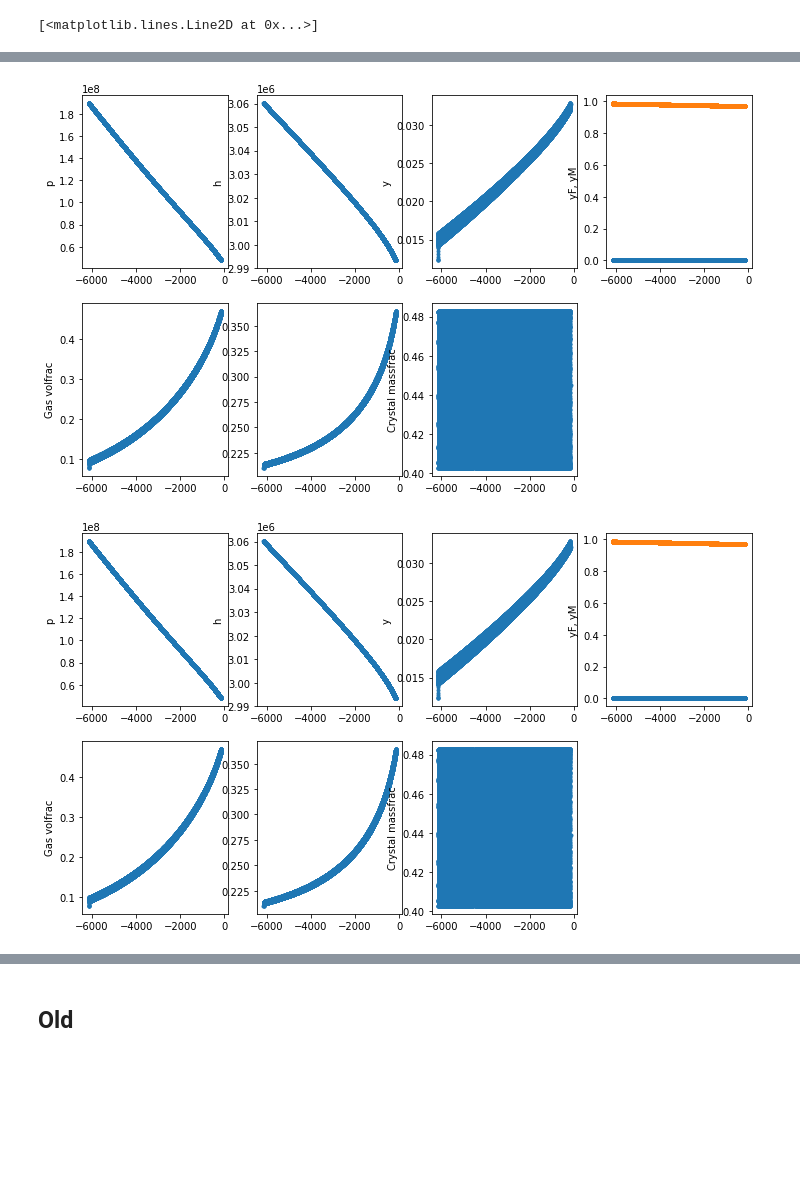
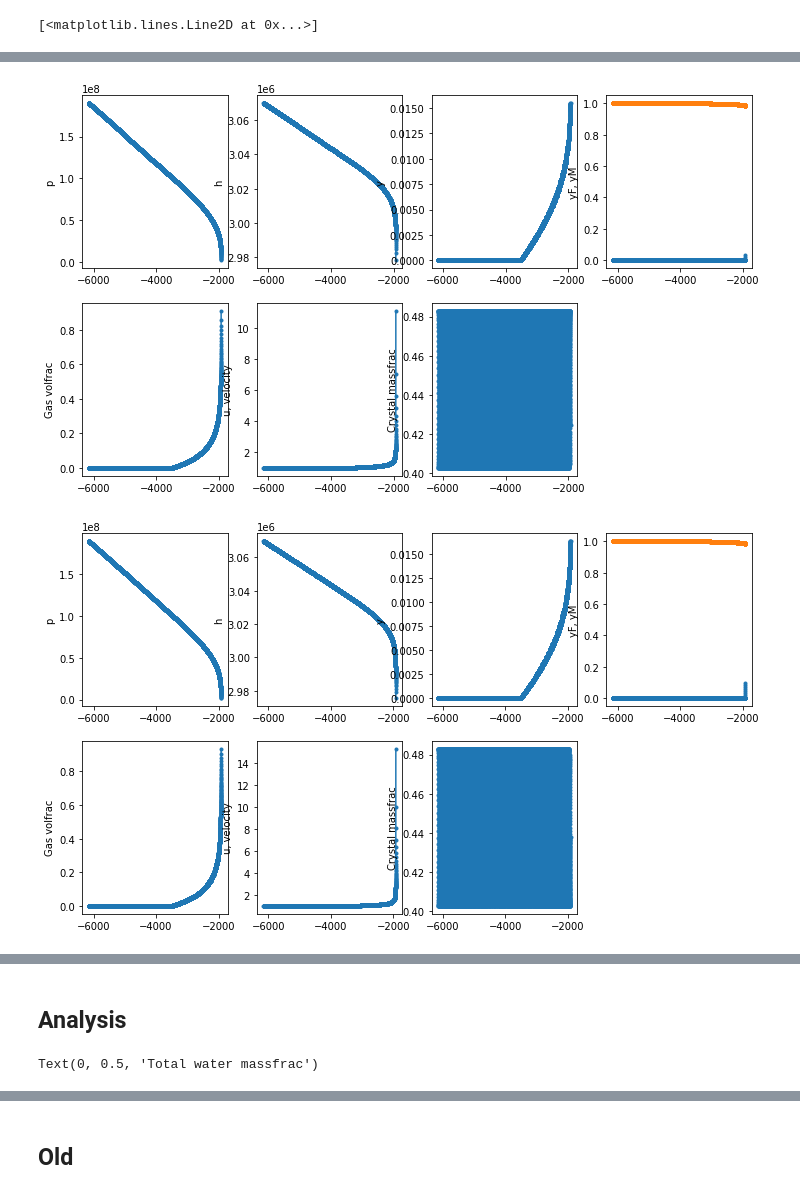
Before and after one commit to fredriclam/compressible-conduit-steady, a Jupyter notebook: periodic_approx_tester.ipynb, the cells around one changed output, grey strips where cells are left out. Cells and saved outputs as stored; diff of their text form; code cells hidden in the pictures; blank space fills up the shorter version.

```diff
--- a/periodic_approx_tester.ipynb
+++ b/periodic_approx_tester.ipynb
@@ -67,7 +69,8 @@ f = ss.SteadyState(x, p_vent, u_inlet, input_type="u",
 # plt.show()
 # %%
 j0 = 0.2*2700
-x, phyy, soln = f.solve_ssIVP_yC(190e6, j0, lambda x: 0.00*np.ones_like(x))
+x, phyy, soln = f.solve_ssIVP_reinit(190e6, j0,
+  lambda x: 0.03*np.ones_like(x), lambda x: 0.00*np.ones_like(x))
 # soln
 # %%
 p, h, y, yF = phyy
@@ -125,17 +132,24 @@ plt.plot(x, yC_repr(x), '.-')
 # Approximate slowness integral
 import scipy
 
+# Desired water mass concentration
+chi_water = 0.05055
+# Assume inlet initials
 p_ch = 190e6
-j0 = 0.2*2700
+j0 = 1.0*2700
+
+# Set periodic forcing (boundary time function)
+forcing_period = 20
+yC_forcing  = lambda t: 0.4025 * (1.1 - 0.1 * np.cos(2*np.pi*t/forcing_period))
+yWt_forcing = lambda t: chi_water/ (1 + chi_water) * (1 - yC_forcing(t))
+
 # Initialize yC(x) slow-variable representation
-yC_repr = lambda x: 0.00*np.ones_like(x)
-# Set periodic forcing
-forcing_period = 20
-yC_forcing = lambda t: 0.4025 * (1.1 - 0.1 * np.cos(2*np.pi*t/forcing_period))
+yC_repr  = lambda x: yC_forcing(0) * np.ones_like(x)
+yWt_repr = lambda x: yWt_forcing(0) * np.ones_like(x)
 
 for i in range(5):
   # Solve ODE
-  x, phyy, soln = f.solve_ssIVP_yC(190e6, j0, yC_repr)
+  x, phyy, soln = f.solve_ssIVP_reinit(190e6, j0, yWt_repr, yC_repr)
   # Postprocess ODE
   p, h, y, yF = phyy
   T = f.T_ph(p, h, y)
@@ -144,10 +158,12 @@ for i in range(5):
 
   # Simple first-order cumulative integration for slowness integral
   taus = scipy.integrate.cumulative_trapezoid(1/u, x=x, initial=0)
-  # Define coordinate map given u(x)
+  # Define coordinate map given u(x), mapping x -> t
   coord_map = lambda xq: np.interp(xq, x, taus)
   # Represent crystal fraction as interpolant
   yC_repr = lambda x: yC_forcing(-coord_map(x))
+  # Represent total water fraction as interpolant
+  yWt_repr = lambda x: yWt_forcing(-coord_map(x))
 
   plt.figure(figsize=(12,7))
   plt.subplot(2,4,1)
@@ -168,7 +184,7 @@ for i in range(5):
   plt.ylabel("Gas volfrac")
   plt.subplot(2,4,6)
   plt.plot(x, u, '.-')
-  plt.yabel("u, velocity")
+  plt.ylabel("u, velocity")
   plt.subplot(2,4,7)
   plt.plot(x, yC_repr(x), '.-')
   plt.ylabel("Crystal massfrac")
@@ -177,2 +193,2 @@ for i in range(5):
-[figure, old version]
+[figure, new version]
-[figure, old version]
+[figure, new version]
@@ -180,0 +197,33 @@ for i in range(5):
+# %% [markdown]
+## Analysis
+# %%
+%matplotlib tk
+
+plt.figure(figsize=(12,7))
+plt.subplot(2,4,1)
+plt.plot(x, p, '.-')
+plt.ylabel("p")
+plt.subplot(2,4,2)
+plt.plot(x, h, '.-')
+plt.ylabel("h")
+plt.subplot(2,4,3)
+plt.plot(x, y, '.-')
+plt.ylabel("y")
+plt.subplot(2,4,4)
+plt.plot(x, yF, '.-')
+plt.plot(x, 1 - y - f.yA, '.-')
+plt.ylabel("yF, yM")
+plt.subplot(2,4,5)
+plt.plot(x, phi, '.-')
+plt.ylabel("Gas volfrac")
+plt.subplot(2,4,6)
+plt.plot(x, u, '.-')
+plt.ylabel("u, velocity")
+plt.subplot(2,4,7)
+plt.plot(x, yC_repr(x), '.-')
+plt.ylabel("Crystal massfrac")
+plt.subplot(2,4,8)
+plt.plot(x, yWt_repr(x), '.-')
+plt.ylabel("Total water massfrac")
+# %% [output]
+Text(0, 0.5, 'Total water massfrac')
```
Also changed, not shown: parts of 15 cells of this notebook, 1 other file.
